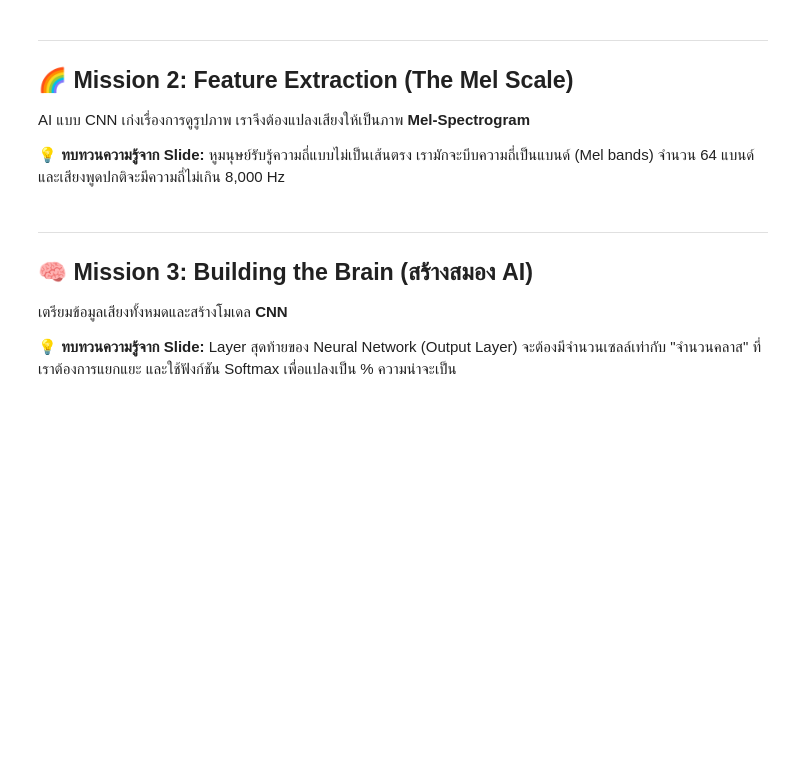
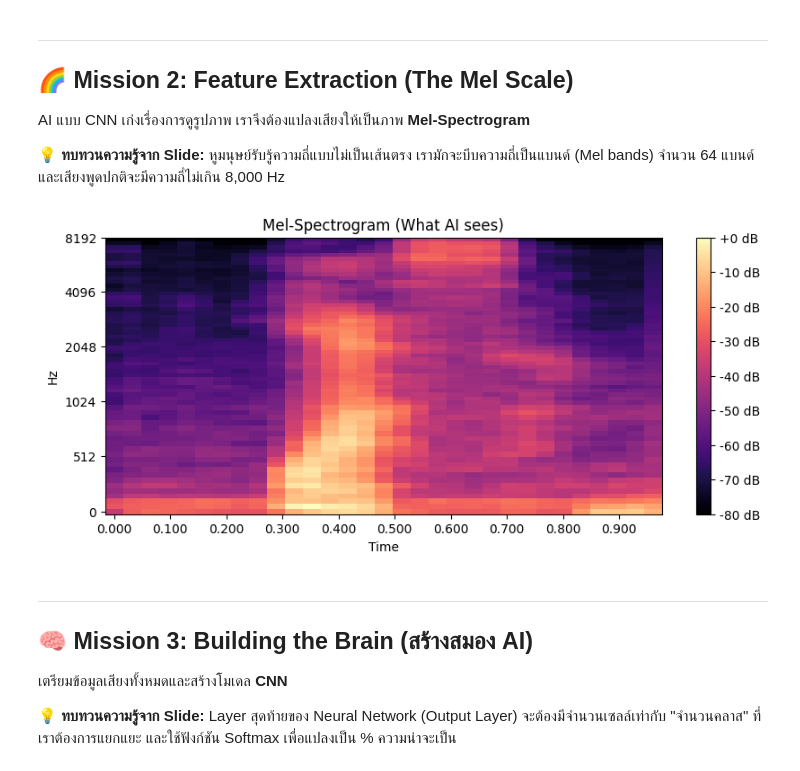
Before and after one commit to ark9029/DSP-Labs, a Jupyter notebook: Lab03_SpeechRecognition_Student_67080502245.ipynb, the cells around one changed output. Drawn from its saved outputs; the diff is of its cells as text; code cells hidden in the pictures; blank space fills up the shorter version.

```diff
--- a/Lab03_SpeechRecognition_Student_67080502245.ipynb
+++ b/Lab03_SpeechRecognition_Student_67080502245.ipynb
@@ -53,20 +57,22 @@ AI แบบ CNN เก่งเรื่องการดูรูปภาพ
 # %%
 y, sr = librosa.load(sample_audio_path, sr=16000)
 
 # ---------------------------------------------------------
 # 🎯 ภารกิจที่ 1: เติมพารามิเตอร์ให้ตรงกับทฤษฎีการได้ยินของมนุษย์
 # ---------------------------------------------------------
 S = librosa.feature.melspectrogram(y=y, sr=sr,
-                                   n_mels=### YOUR CODE HERE ###,
-                                   fmax=### YOUR CODE HERE ###)
+                                   n_mels=64,
+                                   fmax=8000)
 
 S_dB = librosa.power_to_db(S, ref=np.max)
 
 plt.figure(figsize=(10, 4))
 librosa.display.specshow(S_dB, x_axis='time', y_axis='mel', sr=sr, fmax=8000)
 plt.colorbar(format='%+2.0f dB')
 plt.title('Mel-Spectrogram (What AI sees)')
 plt.show()
+# %% [output]
+[figure, added]
 # %% [markdown]
 ---
 ## 🧠 Mission 3: Building the Brain (สร้างสมอง AI)
```
Also changed, not shown: parts of 4 cells of this notebook.
